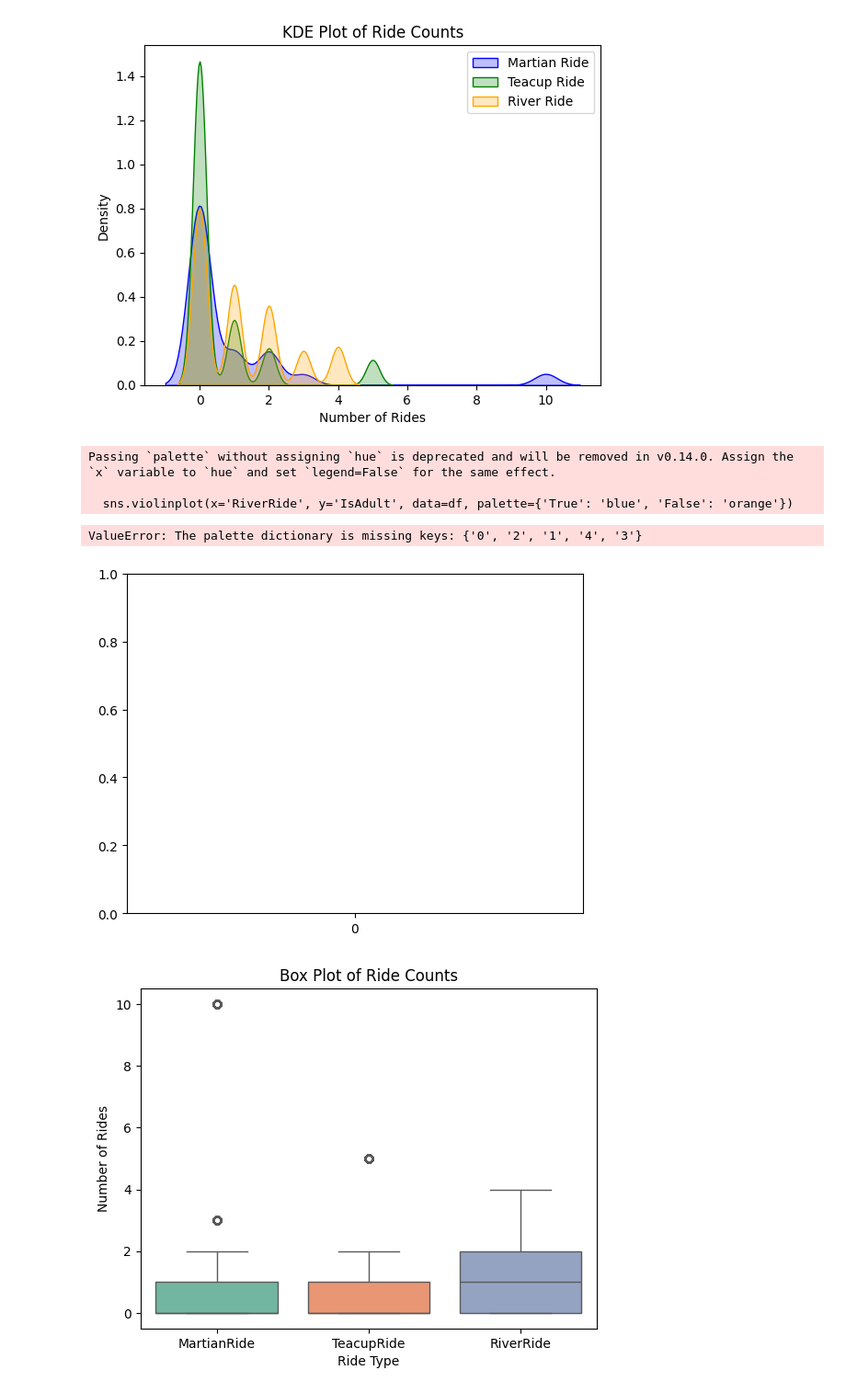
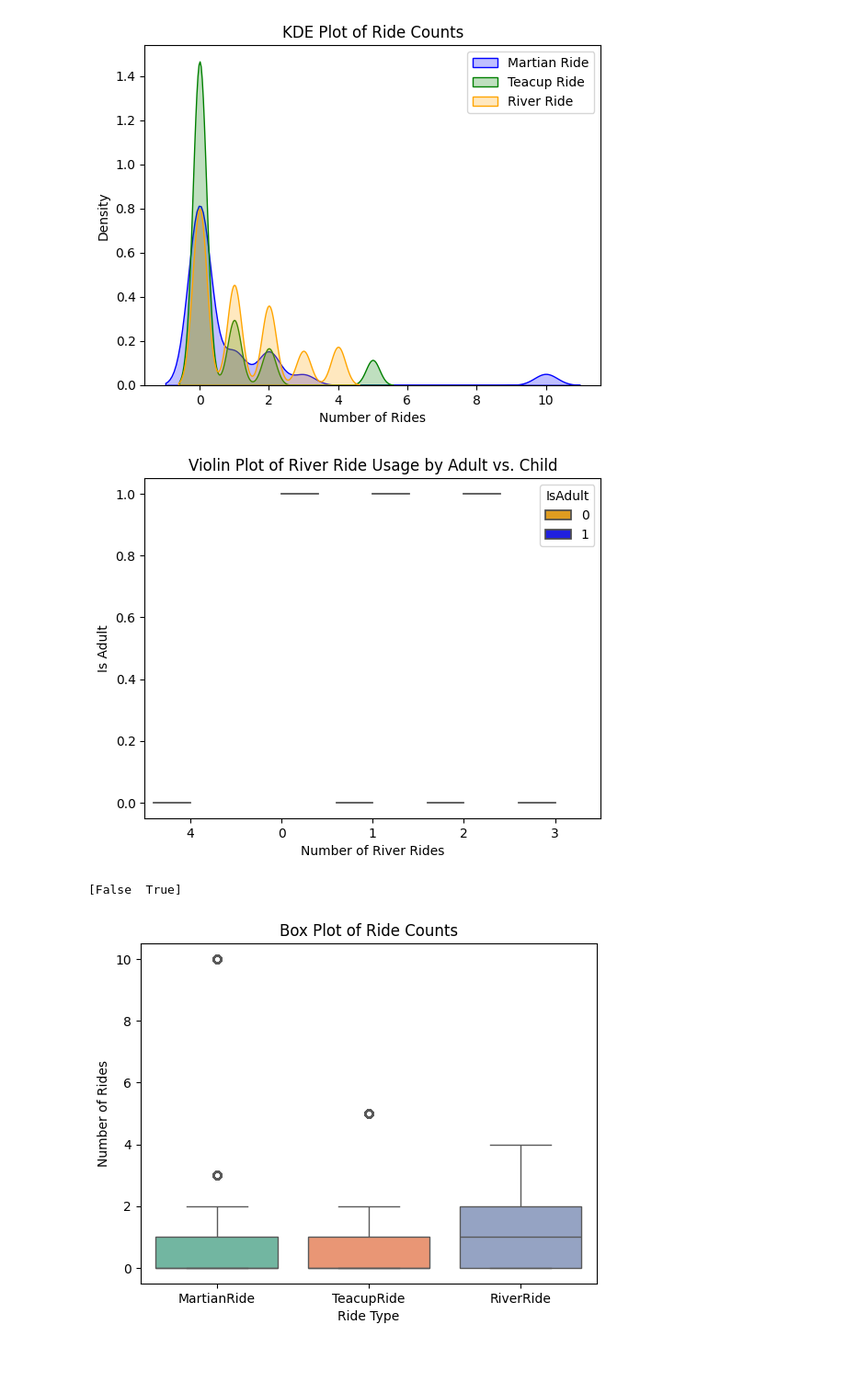
Before and after one commit to bchekole/2025-Spring-B2, a Jupyter notebook: 2025-spring-B2-main-2/OMDS-ModB2-Week3-Chekole-Beth.ipynb, the cells around one changed output. Shown: that part at 92% size. Drawn from its saved outputs; the diff is of its cells as text; code cells hidden in the pictures; blank space fills up the shorter version.

```diff
--- a/2025-spring-B2-main-2/OMDS-ModB2-Week3-Chekole-Beth.ipynb
+++ b/2025-spring-B2-main-2/OMDS-ModB2-Week3-Chekole-Beth.ipynb
@@ -448,18 +448,21 @@ plt.ylabel('Number of Teacup Rides')
 # Show the plot
 plt.show()
 # %%
+df['IsAdult'] = df['IsAdult'].astype(int)
+df['RiverRide'] = df['RiverRide'].astype(str)
 # Violin plot for ride types split by Adult/Child
-sns.violinplot(x='RiverRide', y='IsAdult', data=df, palette={'True': 'blue', 'False': 'orange'})
+sns.violinplot(x='RiverRide', y='IsAdult', data=df, hue='IsAdult', palette={True: 'blue', False: 'orange'})
+
 plt.title('Violin Plot of River Ride Usage by Adult vs. Child')
 plt.xlabel('Number of River Rides')
 plt.ylabel('Is Adult')
 plt.show()
 # %% [output]
-Passing `palette` without assigning `hue` is deprecated and will be removed in v0.14.0. Assign the `x` variable to `hue` and set `legend=False` for the same effect.
-
-  sns.violinplot(x='RiverRide', y='IsAdult', data=df, palette={'True': 'blue', 'False': 'orange'})
-ValueError: The palette dictionary is missing keys: {'0', '2', '1', '4', '3'}
-[figure, old version]
+[figure, new version]
+# %%
+print(df['IsAdult'].unique())
+# %% [output]
+[False  True]
 # %%
 # Box plot for each ride type
 sns.boxplot(data=df[['MartianRide', 'TeacupRide', 'RiverRide']], palette='Set2')
```
Also changed, not shown: 2 other files.
